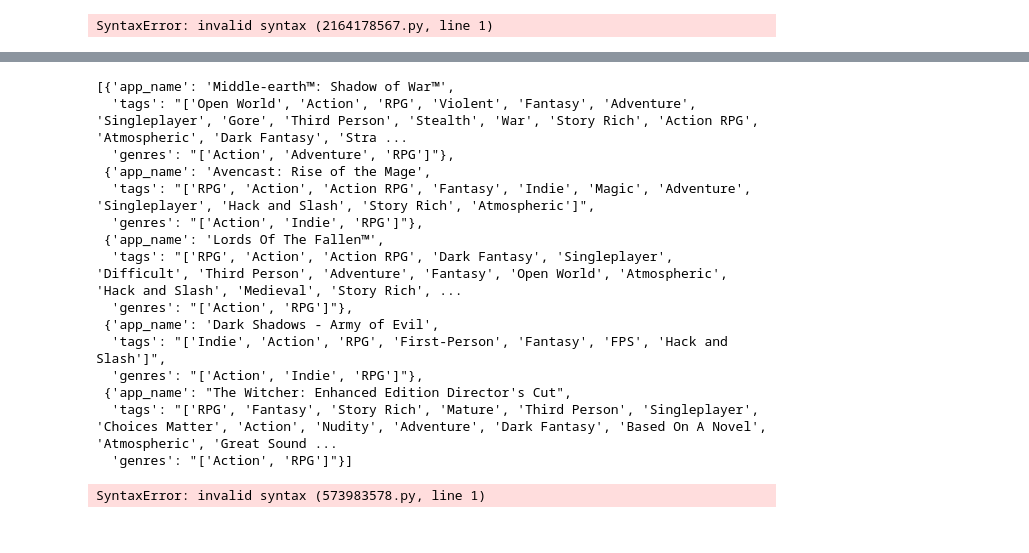
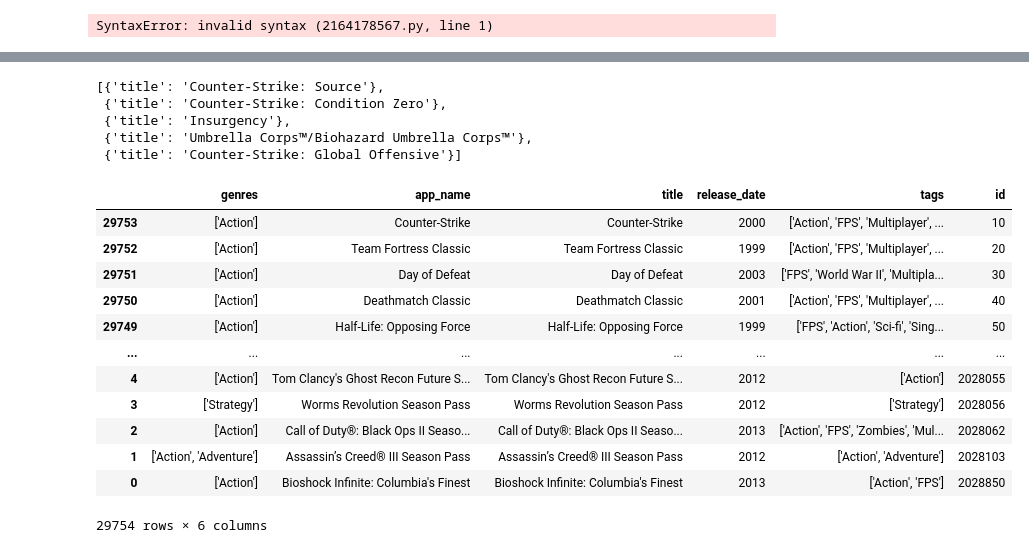
Before and after one commit to MDPizzio/MLopsSTEAM, a Jupyter notebook: LocalFunctions.ipynb, the cells around one changed output, grey strips where cells are left out. Drawn from its saved outputs; the diff is of its cells as text; code cells hidden in the pictures.

```diff
--- a/LocalFunctions.ipynb
+++ b/LocalFunctions.ipynb
@@ -357,23 +244,8 @@ def recommend_games_with_similarity_scores(product_id, num_recommendations=5):
 # %%
-recommend_games(2100)
+recommend_games(10)
 # %% [output]
-[{'app_name': 'Middle-earth™: Shadow of War™',
-  'tags': "['Open World', 'Action', 'RPG', 'Violent', 'Fantasy', 'Adventure', 'Singleplayer', 'Gore', 'Third Person', 'Stealth', 'War', 'Story Rich', 'Action RPG', 'Atmospheric', 'Dark Fantasy', 'Stra ...
-  'genres': "['Action', 'Adventure', 'RPG']"},
- {'app_name': 'Avencast: Rise of the Mage',
-  'tags': "['RPG', 'Action', 'Action RPG', 'Fantasy', 'Indie', 'Magic', 'Adventure', 'Singleplayer', 'Hack and Slash', 'Story Rich', 'Atmospheric']",
-  'genres': "['Action', 'Indie', 'RPG']"},
- {'app_name': 'Lords Of The Fallen™',
-  'tags': "['RPG', 'Action', 'Action RPG', 'Dark Fantasy', 'Singleplayer', 'Difficult', 'Third Person', 'Adventure', 'Fantasy', 'Open World', 'Atmospheric', 'Hack and Slash', 'Medieval', 'Story Rich', ...
-  'genres': "['Action', 'RPG']"},
- {'app_name': 'Dark Shadows - Army of Evil',
-  'tags': "['Indie', 'Action', 'RPG', 'First-Person', 'Fantasy', 'FPS', 'Hack and Slash']",
-  'genres': "['Action', 'Indie', 'RPG']"},
- {'app_name': "The Witcher: Enhanced Edition Director's Cut",
-  'tags': "['RPG', 'Fantasy', 'Story Rich', 'Mature', 'Third Person', 'Singleplayer', 'Choices Matter', 'Action', 'Nudity', 'Adventure', 'Dark Fantasy', 'Based On A Novel', 'Atmospheric', 'Great Sound ...
-  'genres': "['Action', 'RPG']"}]
+[{'title': 'Counter-Strike: Source'},
+ {'title': 'Counter-Strike: Condition Zero'},
+ {'title': 'Insurgency'},
+ {'title': 'Umbrella Corps™/Biohazard Umbrella Corps™'},
+ {'title': 'Counter-Strike: Global Offensive'}]
-# %%
-zsh: permission denied: /Users/MaxiPizzio/Desktop
-MaxiPizzio@192 ~ %
-# %% [output]
-SyntaxError: invalid syntax (573983578.py, line 1)
@@ -379,0 +254,16 @@ SyntaxError: invalid syntax (573983578.py, line 1)
+# %%
+df_games.sort_values('id')
+# %% [output]
+|  | genres | app_name | title | release_date | tags | id |
+| 29753 | ['Action'] | Counter-Strike | Counter-Strike | 2000 | ['Action', 'FPS', 'Multiplayer', ... | 10 |
+| 29752 | ['Action'] | Team Fortress Classic | Team Fortress Classic | 1999 | ['Action', 'FPS', 'Multiplayer', ... | 20 |
+| 29751 | ['Action'] | Day of Defeat | Day of Defeat | 2003 | ['FPS', 'World War II', 'Multipla... | 30 |
+| 29750 | ['Action'] | Deathmatch Classic | Deathmatch Classic | 2001 | ['Action', 'FPS', 'Multiplayer', ... | 40 |
+| 29749 | ['Action'] | Half-Life: Opposing Force | Half-Life: Opposing Force | 1999 | ['FPS', 'Action', 'Sci-fi', 'Sing... | 50 |
+| ... | ... | ... | ... | ... | ... | ... |
+| 4 | ['Action'] | Tom Clancy's Ghost Recon Future S... | Tom Clancy's Ghost Recon Future S... | 2012 | ['Action'] | 2028055 |
+| 3 | ['Strategy'] | Worms Revolution Season Pass | Worms Revolution Season Pass | 2012 | ['Strategy'] | 2028056 |
+| 2 | ['Action'] | Call of Duty®: Black Ops II Seaso... | Call of Duty®: Black Ops II Seaso... | 2013 | ['Action', 'FPS', 'Zombies', 'Mul... | 2028062 |
+| 1 | ['Action', 'Adventure'] | Assassin’s Creed® III Season Pass | Assassin’s Creed® III Season Pass | 2012 | ['Action', 'Adventure'] | 2028103 |
+| 0 | ['Action'] | Bioshock Infinite: Columbia's Finest | Bioshock Infinite: Columbia's Finest | 2013 | ['Action', 'FPS'] | 2028850 |
+29754 rows × 6 columns
```
Also changed, not shown: parts of 17 cells of this notebook, 3 other files.
